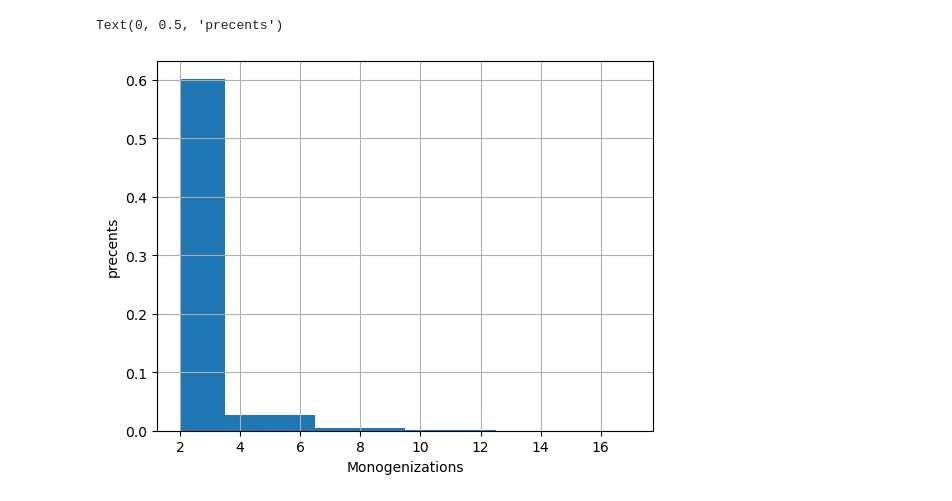
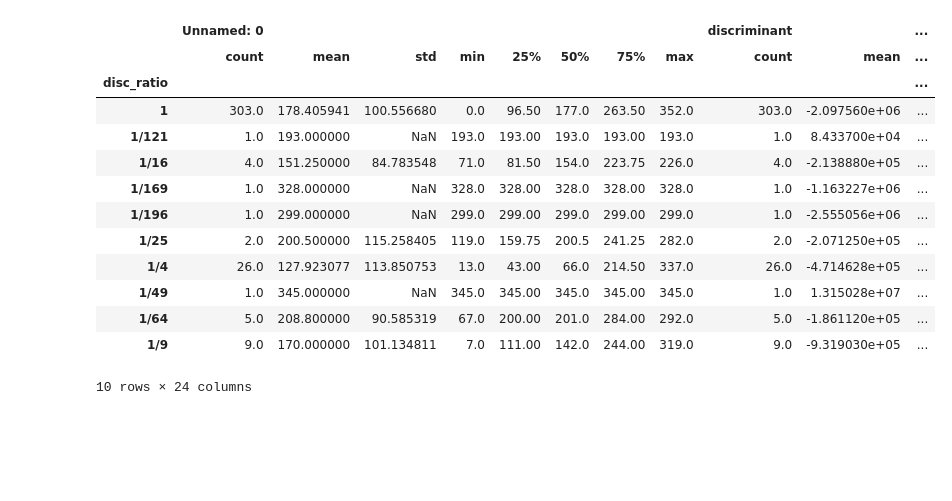
Before and after one commit to shumakerJ/Thesis_work, a Jupyter notebook: Monog_analsis.ipynb, the cells around one changed output. Cells and saved outputs as stored; diff of their text form; code cells hidden in the pictures; blank space fills up the shorter version.

Commit message:
created the final data sets, and anlaysis

```diff
--- a/Monog_analsis.ipynb
+++ b/Monog_analsis.ipynb
@@ -93,8 +7,23 @@ inspect.to_csv('EXP_orders.csv', index= False)
-# %%
-df8_uni_2['signature'].apply(sum).hist( density = True)
-
-plt.xlabel('Monogenizations')
-plt.ylabel('precents')
-# %% [output]
-Text(0, 0.5, 'precents')
-[figure, removed]
+# %%
+df8 = pd.read_csv(R"Data\final_version\bound_8_final.csv")
+df16= pd.read_csv(R"Data\final_version\sample_bound_size_16_final.csv")
+df32 = pd.read_csv(R"Data\final_version\sample_bound_size_32_final.csv")
+df64 = pd.read_csv(R"Data\final_version\sample_bound_size_64_final.csv")
+dfe = pd.read_csv(R"Data\final_version\exp_final.csv")
+# %%
+dfe.groupby('disc_ratio').describe()
+# %% [output]
+|  | Unnamed: 0 |  |  |  |  |  |  |  | discriminant |  | ... |
+|  | count | mean | std | min | 25% | 50% | 75% | max | count | mean | ... |
+| disc_ratio |  |  |  |  |  |  |  |  |  |  | ... |
+| 1 | 303.0 | 178.405941 | 100.556680 | 0.0 | 96.50 | 177.0 | 263.50 | 352.0 | 303.0 | -2.097560e+06 | ... |
+| 1/121 | 1.0 | 193.000000 | NaN | 193.0 | 193.00 | 193.0 | 193.00 | 193.0 | 1.0 | 8.433700e+04 | ... |
+| 1/16 | 4.0 | 151.250000 | 84.783548 | 71.0 | 81.50 | 154.0 | 223.75 | 226.0 | 4.0 | -2.138880e+05 | ... |
+| 1/169 | 1.0 | 328.000000 | NaN | 328.0 | 328.00 | 328.0 | 328.00 | 328.0 | 1.0 | -1.163227e+06 | ... |
+| 1/196 | 1.0 | 299.000000 | NaN | 299.0 | 299.00 | 299.0 | 299.00 | 299.0 | 1.0 | -2.555056e+06 | ... |
+| 1/25 | 2.0 | 200.500000 | 115.258405 | 119.0 | 159.75 | 200.5 | 241.25 | 282.0 | 2.0 | -2.071250e+05 | ... |
+| 1/4 | 26.0 | 127.923077 | 113.850753 | 13.0 | 43.00 | 66.0 | 214.50 | 337.0 | 26.0 | -4.714628e+05 | ... |
+| 1/49 | 1.0 | 345.000000 | NaN | 345.0 | 345.00 | 345.0 | 345.00 | 345.0 | 1.0 | 1.315028e+07 | ... |
+| 1/64 | 5.0 | 208.800000 | 90.585319 | 67.0 | 200.00 | 201.0 | 284.00 | 292.0 | 5.0 | -1.861120e+05 | ... |
+| 1/9 | 9.0 | 170.000000 | 101.134811 | 7.0 | 111.00 | 142.0 | 244.00 | 319.0 | 9.0 | -9.319030e+05 | ... |
+10 rows × 24 columns
```
Also changed, not shown: parts of 39 cells of this notebook, 11 other files.
